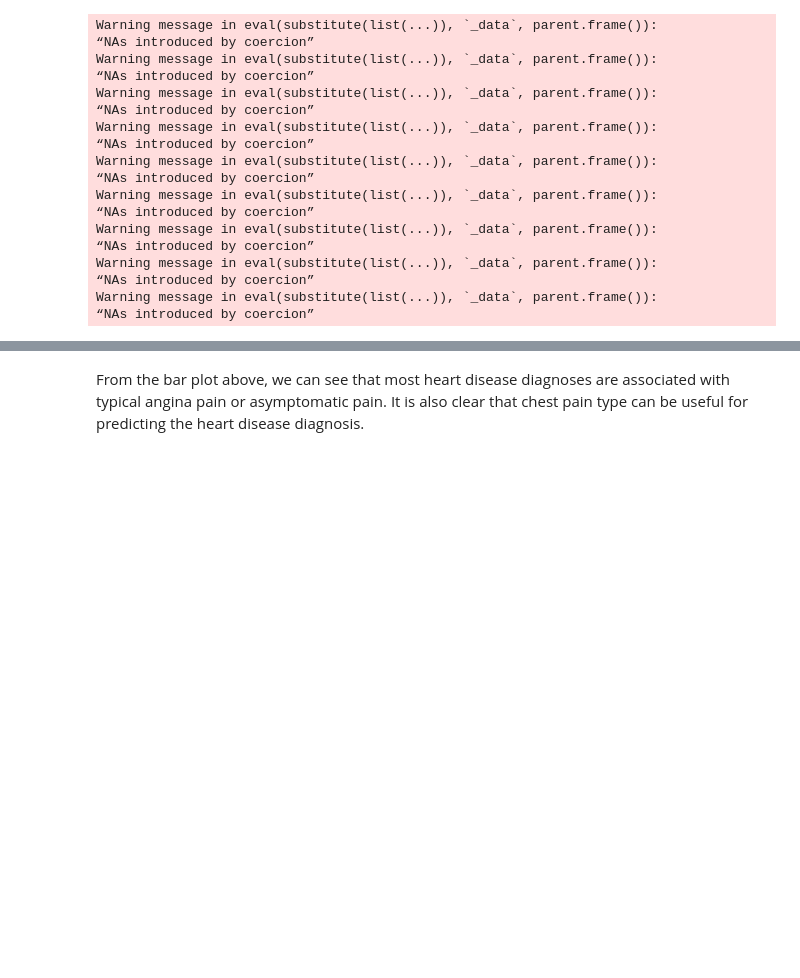
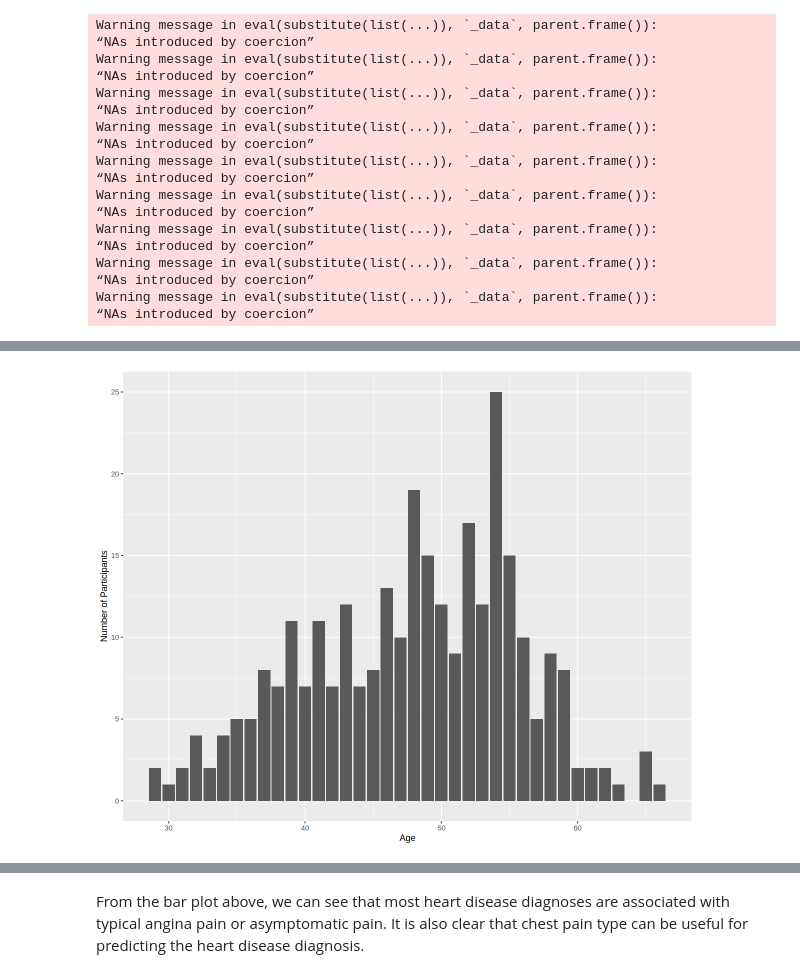
Before and after one commit to MaxVinichenko/DSCI_100_Final_Project, a Jupyter notebook: data.ipynb, the cells around one changed output, grey strips where cells are left out. Saved outputs shown, nothing was run; the diff lists cells and outputs as text; code cells hidden in the pictures; blank space fills up the shorter version.

```diff
--- a/data.ipynb
+++ b/data.ipynb
@@ -241,3 +157,15 @@ A data.frame: 104 × 14
+# %%
+#Here will will show how many data points we have for each age to get an idea of what population we are studying, and display it as a bar graph
+Summary_table <- formatted_heart_disease |>
+                count(age)
+
+Summary_graph <-  ggplot(Summary_table, aes(x = age, y = n)) +
+                    geom_bar(stat = "identity") +
+                    labs(x = "Age", y = "Number of Participants")
+
+Summary_graph
+# %% [output]
+[figure, added]
 # %%
 #Before proceeding further into analyzing the data, we need to split it into a training and testing set. The testing set will not be analyzed and will be set aside for testing later.
 # %75 of data will be used for testing and the remaining %25 for training
```
Also changed, not shown: parts of 12 cells of this notebook.
